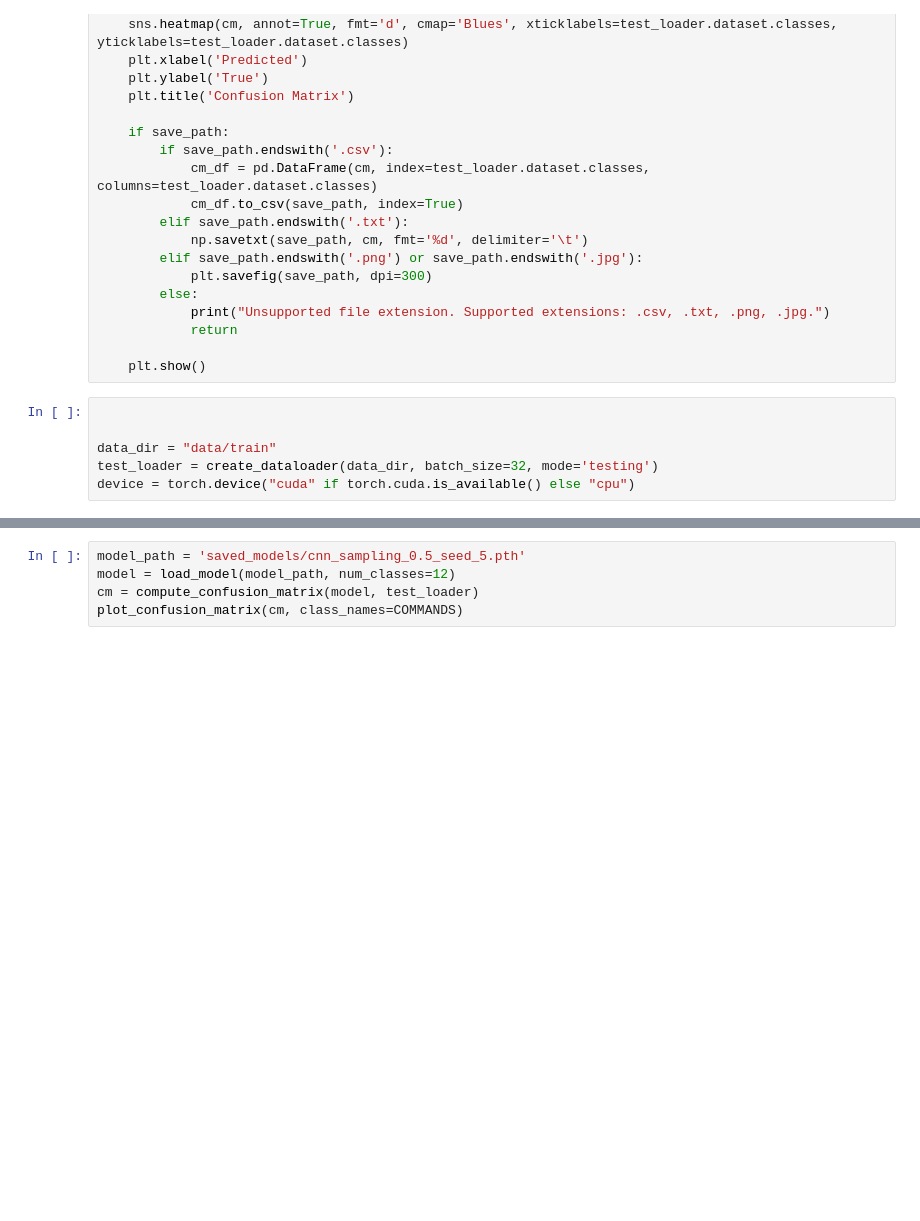
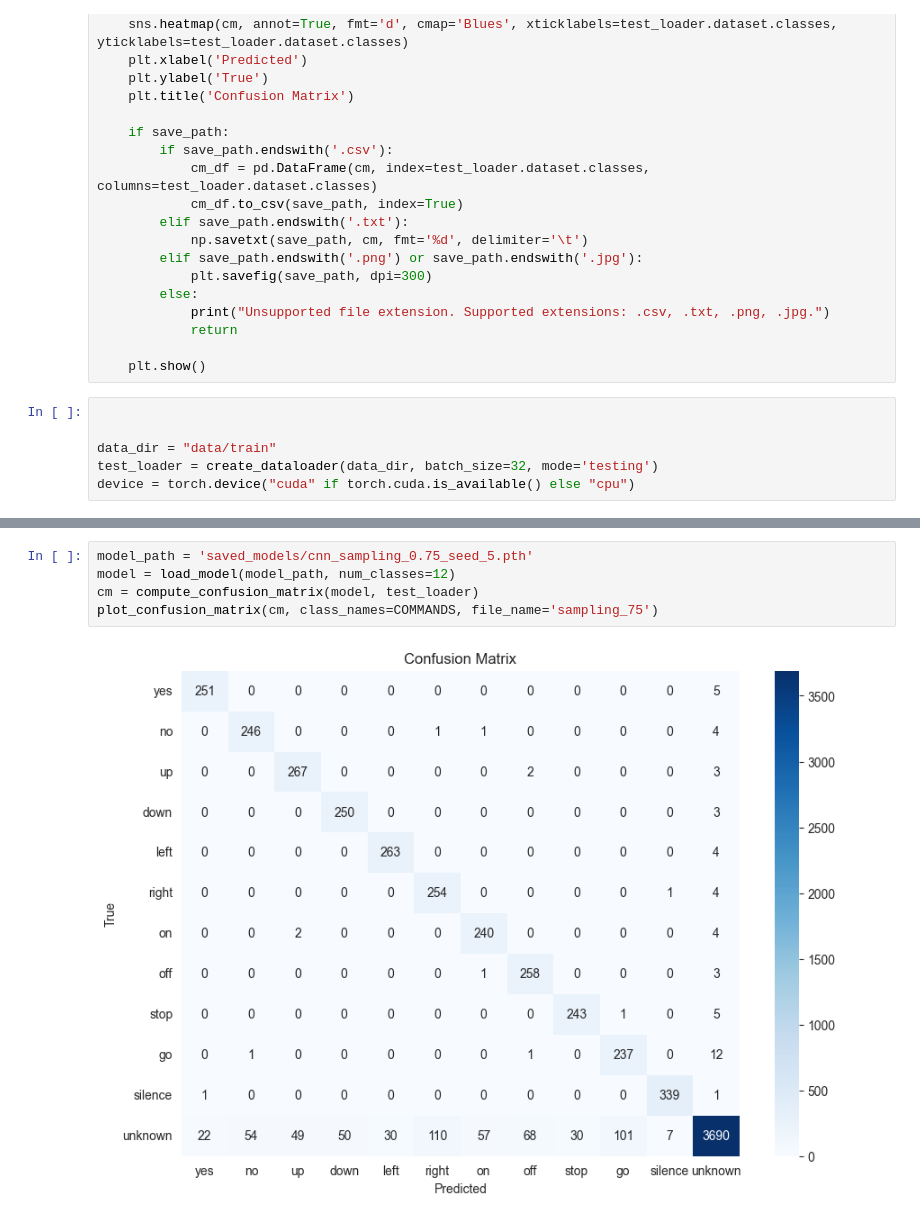
Before and after one commit to Mafarein/deep_learning_project2, a Jupyter notebook: model_experiments.ipynb, the cells around one changed output, grey strips where cells are left out. Cells and saved outputs as stored; diff of their text form; blank space fills up the shorter version.

```diff
--- a/model_experiments.ipynb
+++ b/model_experiments.ipynb
@@ -437,5 +452,7 @@ for model_name, metrics in results.items():
 # %%
-model_path = 'saved_models/cnn_sampling_0.5_seed_5.pth'
+model_path = 'saved_models/cnn_sampling_0.75_seed_5.pth'
 model = load_model(model_path, num_classes=12)
 cm = compute_confusion_matrix(model, test_loader)
-plot_confusion_matrix(cm, class_names=COMMANDS)
+plot_confusion_matrix(cm, class_names=COMMANDS, file_name='sampling_75')
+# %% [output]
+[figure, added]
```
Also changed, not shown: parts of 15 cells of this notebook, 2 other files.
